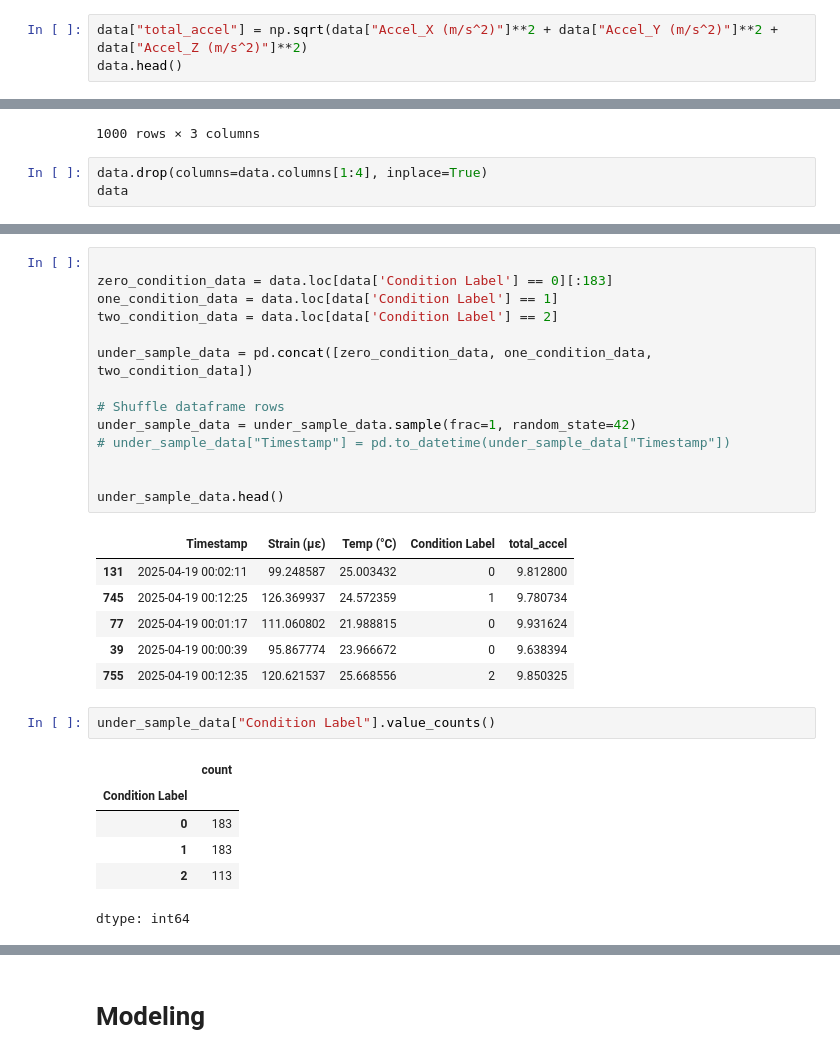
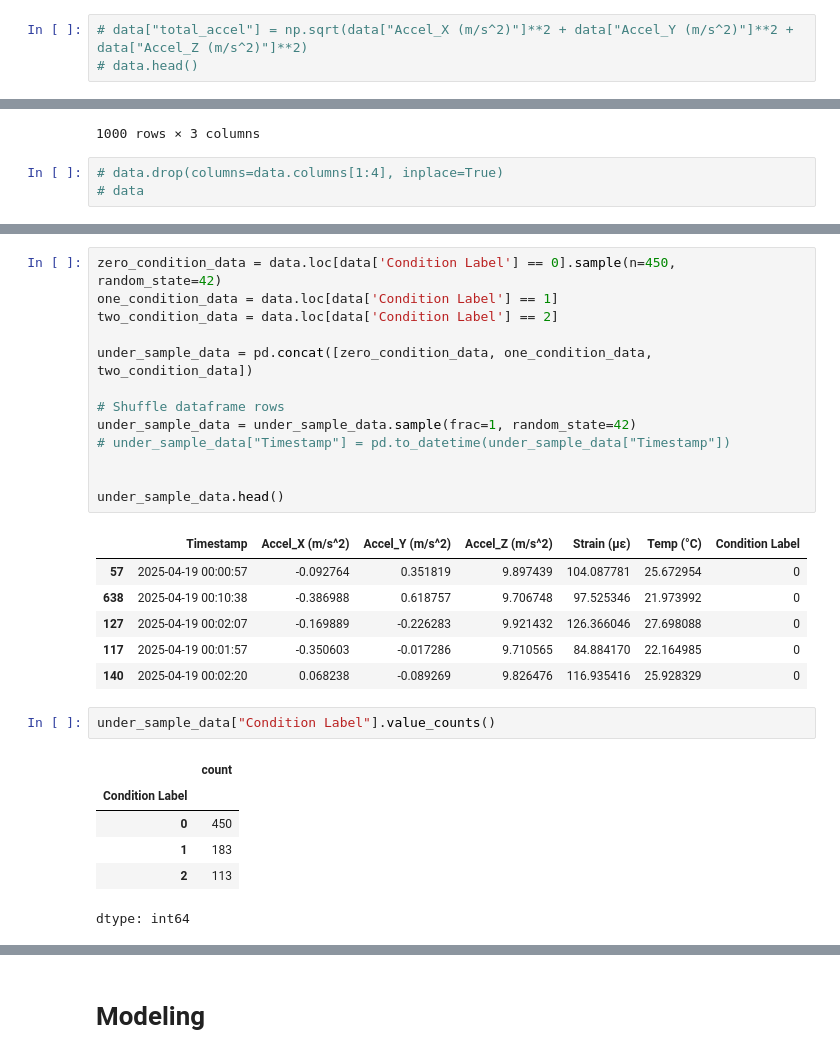
Before and after one commit to MahmoudAttia111/saher-building-health-monitor, a Jupyter notebook: Saher.ipynb, the cells around one changed output, grey strips where cells are left out. Cells and saved outputs as stored; diff of their text form.

```diff
--- a/Saher.ipynb
+++ b/Saher.ipynb
@@ -247,3 +220,3 @@ data
 # %%
-data["total_accel"] = np.sqrt(data["Accel_X (m/s^2)"]**2 + data["Accel_Y (m/s^2)"]**2 + data["Accel_Z (m/s^2)"]**2)
-data.head()
+# data["total_accel"] = np.sqrt(data["Accel_X (m/s^2)"]**2 + data["Accel_Y (m/s^2)"]**2 + data["Accel_Z (m/s^2)"]**2)
+# data.head()
@@ -272,5 +255,5 @@ accel_data
 | 999 | 0.171775 | -0.223471 | 9.794474 |
 1000 rows × 3 columns
 # %%
-data.drop(columns=data.columns[1:4], inplace=True)
-data
+# data.drop(columns=data.columns[1:4], inplace=True)
+# data
@@ -300,30 +262,29 @@ dtype: int64
 # %%
-
-zero_condition_data = data.loc[data['Condition Label'] == 0][:183]
+zero_condition_data = data.loc[data['Condition Label'] == 0].sample(n=450, random_state=42)
 one_condition_data = data.loc[data['Condition Label'] == 1]
 two_condition_data = data.loc[data['Condition Label'] == 2]
 
 under_sample_data = pd.concat([zero_condition_data, one_condition_data, two_condition_data])
 
 # Shuffle dataframe rows
 under_sample_data = under_sample_data.sample(frac=1, random_state=42)
 # under_sample_data["Timestamp"] = pd.to_datetime(under_sample_data["Timestamp"])
 
 
 under_sample_data.head()
 # %% [output]
-|  | Timestamp | Strain (με) | Temp (°C) | Condition Label | total_accel |
-| 131 | 2025-04-19 00:02:11 | 99.248587 | 25.003432 | 0 | 9.812800 |
-| 745 | 2025-04-19 00:12:25 | 126.369937 | 24.572359 | 1 | 9.780734 |
-| 77 | 2025-04-19 00:01:17 | 111.060802 | 21.988815 | 0 | 9.931624 |
-| 39 | 2025-04-19 00:00:39 | 95.867774 | 23.966672 | 0 | 9.638394 |
-| 755 | 2025-04-19 00:12:35 | 120.621537 | 25.668556 | 2 | 9.850325 |
+|  | Timestamp | Accel_X (m/s^2) | Accel_Y (m/s^2) | Accel_Z (m/s^2) | Strain (με) | Temp (°C) | Condition Label |
+| 57 | 2025-04-19 00:00:57 | -0.092764 | 0.351819 | 9.897439 | 104.087781 | 25.672954 | 0 |
+| 638 | 2025-04-19 00:10:38 | -0.386988 | 0.618757 | 9.706748 | 97.525346 | 21.973992 | 0 |
+| 127 | 2025-04-19 00:02:07 | -0.169889 | -0.226283 | 9.921432 | 126.366046 | 27.698088 | 0 |
+| 117 | 2025-04-19 00:01:57 | -0.350603 | -0.017286 | 9.710565 | 84.884170 | 22.164985 | 0 |
+| 140 | 2025-04-19 00:02:20 | 0.068238 | -0.089269 | 9.826476 | 116.935416 | 25.928329 | 0 |
 # %%
 under_sample_data["Condition Label"].value_counts()
 # %% [output]
 |  | count |
 | Condition Label |  |
-| 0 | 183 |
+| 0 | 450 |
 | 1 | 183 |
 | 2 | 113 |
 dtype: int64
```
Also changed, not shown: parts of 103 cells of this notebook, 6 other files.
